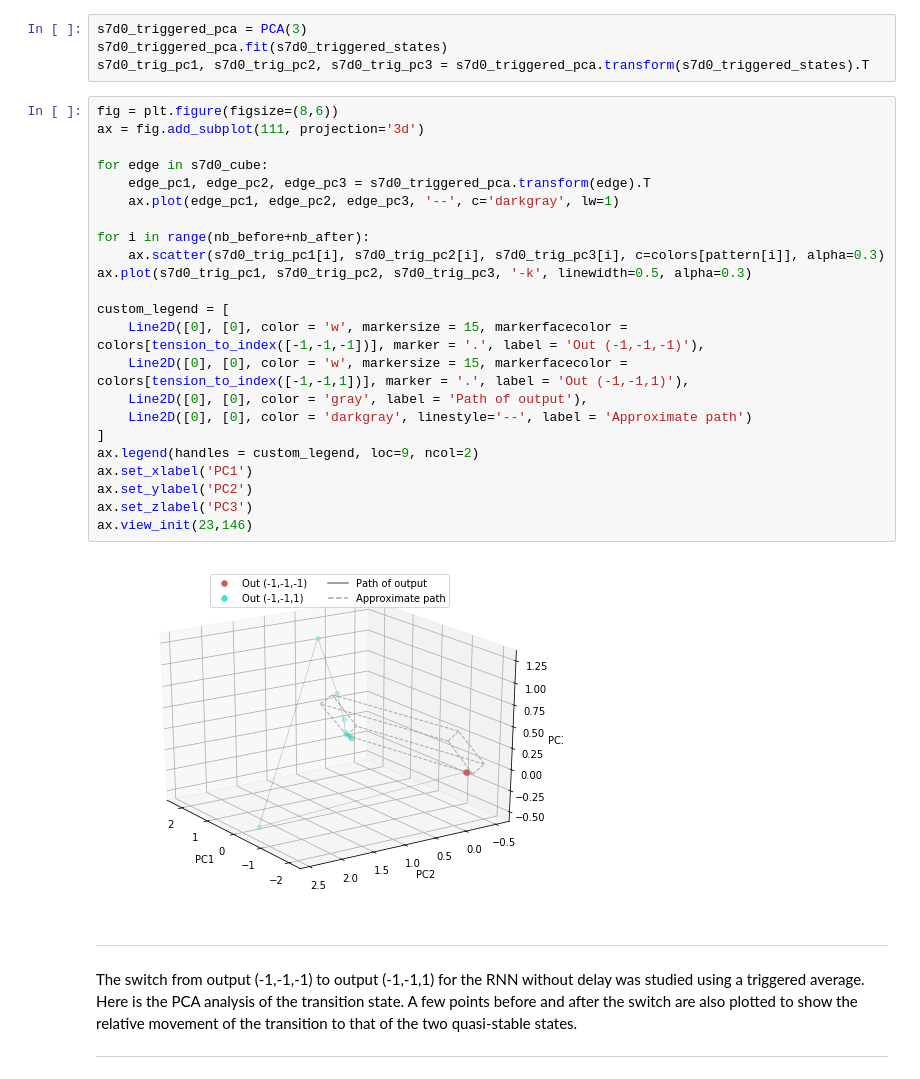
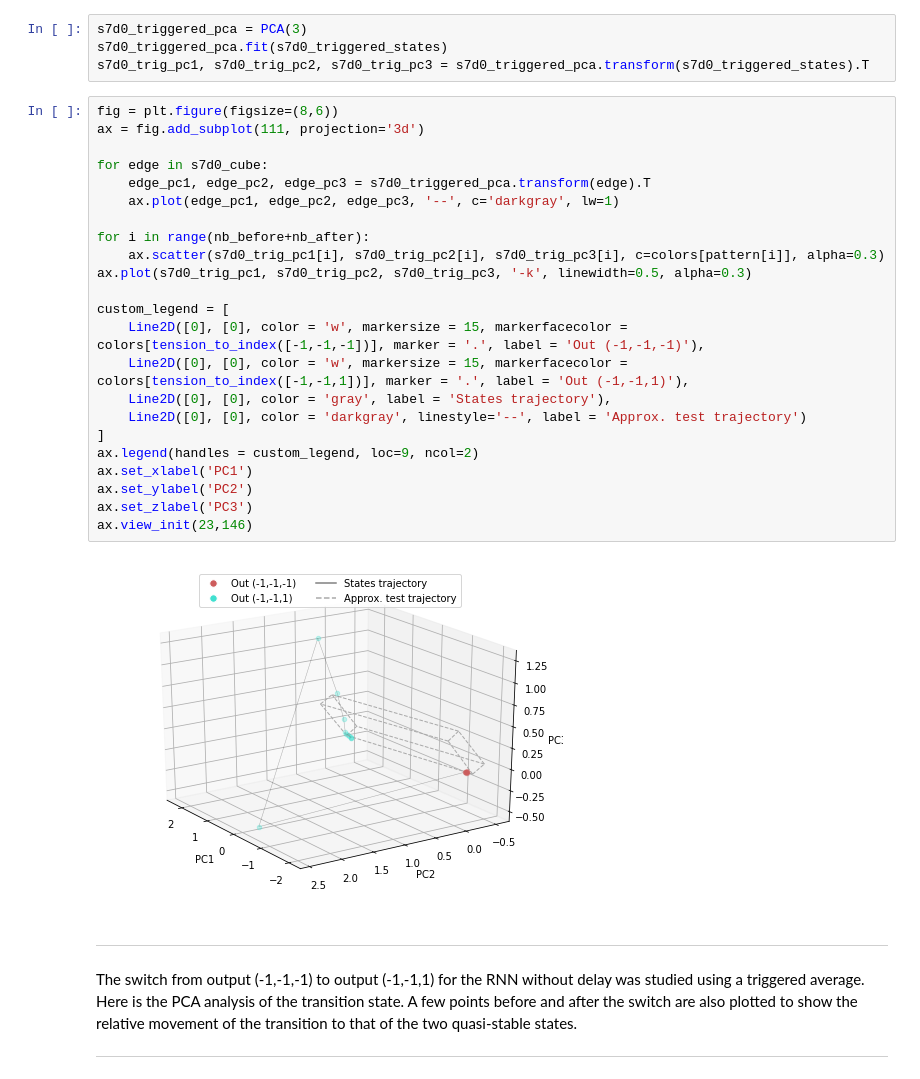
Before and after one commit to aude-forcione-lambert/an-investigation-of-memory-implementation-in-discrete-recurrent-neural-network, a Jupyter notebook: analysis.ipynb, the cells around one changed output. Drawn from its saved outputs; the diff is of its cells as text.

```diff
--- a/analysis.ipynb
+++ b/analysis.ipynb
@@ -579,28 +566,28 @@ s7d0_trig_pc1, s7d0_trig_pc2, s7d0_trig_pc3 = s7d0_triggered_pca.transform(s7d0_
 # %%
 fig = plt.figure(figsize=(8,6))
 ax = fig.add_subplot(111, projection='3d')
 
 for edge in s7d0_cube:
     edge_pc1, edge_pc2, edge_pc3 = s7d0_triggered_pca.transform(edge).T
     ax.plot(edge_pc1, edge_pc2, edge_pc3, '--', c='darkgray', lw=1)
 
 for i in range(nb_before+nb_after):
     ax.scatter(s7d0_trig_pc1[i], s7d0_trig_pc2[i], s7d0_trig_pc3[i], c=colors[pattern[i]], alpha=0.3)
 ax.plot(s7d0_trig_pc1, s7d0_trig_pc2, s7d0_trig_pc3, '-k', linewidth=0.5, alpha=0.3)
 
 custom_legend = [
     Line2D([0], [0], color = 'w', markersize = 15, markerfacecolor = colors[tension_to_index([-1,-1,-1])], marker = '.', label = 'Out (-1,-1,-1)'),
     Line2D([0], [0], color = 'w', markersize = 15, markerfacecolor = colors[tension_to_index([-1,-1,1])], marker = '.', label = 'Out (-1,-1,1)'),
-    Line2D([0], [0], color = 'gray', label = 'Path of output'),
-    Line2D([0], [0], color = 'darkgray', linestyle='--', label = 'Approximate path')
+    Line2D([0], [0], color = 'gray', label = 'States trajectory'),
+    Line2D([0], [0], color = 'darkgray', linestyle='--', label = 'Approx. test trajectory')
 ]
 ax.legend(handles = custom_legend, loc=9, ncol=2)
 ax.set_xlabel('PC1')
 ax.set_ylabel('PC2')
 ax.set_zlabel('PC3')
 ax.view_init(23,146)
 # %% [output]
-[figure, old version]
+[figure, new version]
 # %% [markdown]
 ---
 The switch from output (-1,-1,-1) to output (-1,-1,1) for the RNN without delay was studied using a triggered average. Here is the PCA analysis of the transition state. A few points before and after the switch are also plotted to show the relative movement of the transition to that of the two quasi-stable states.
```
Also changed, not shown: parts of 25 cells of this notebook.
